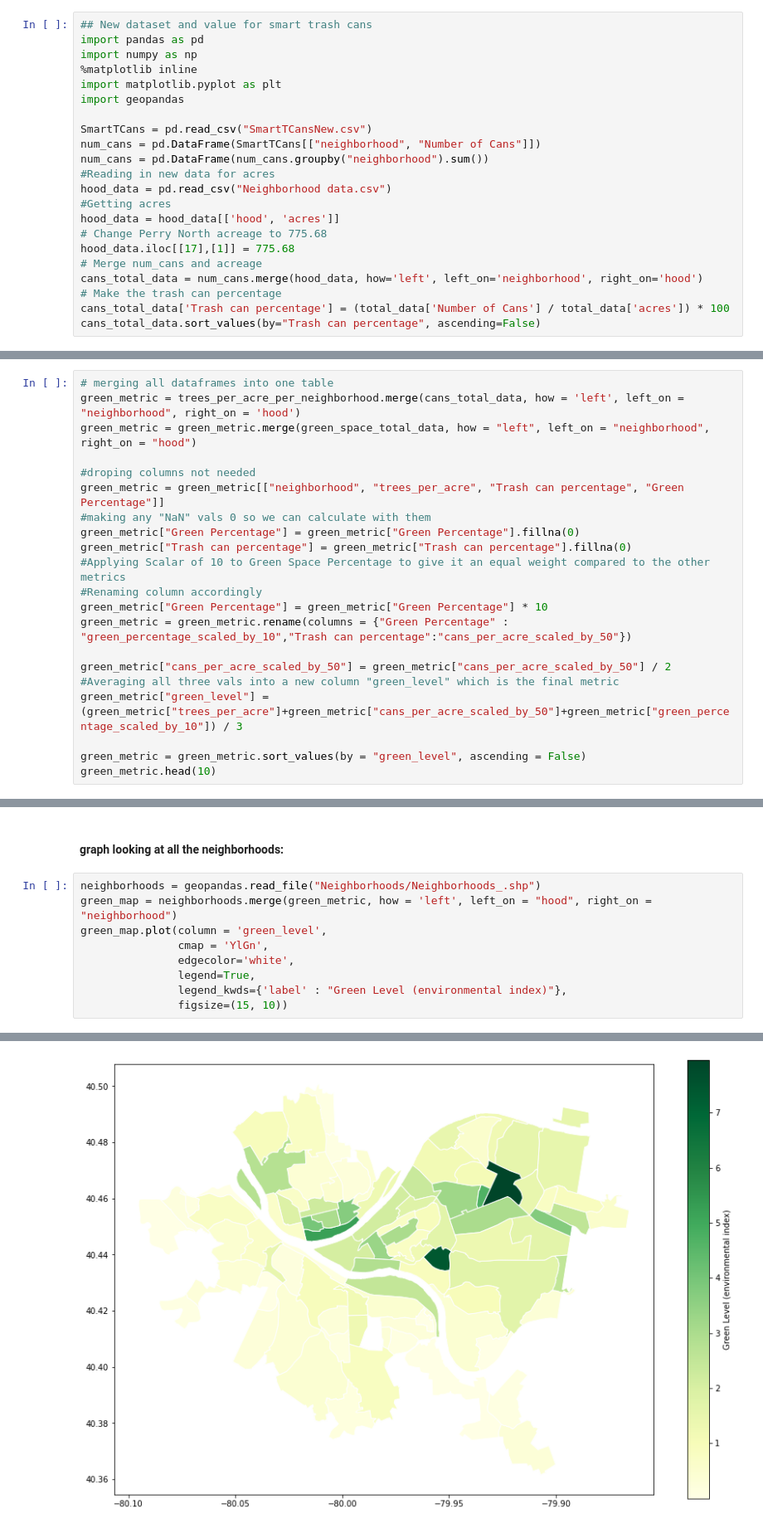
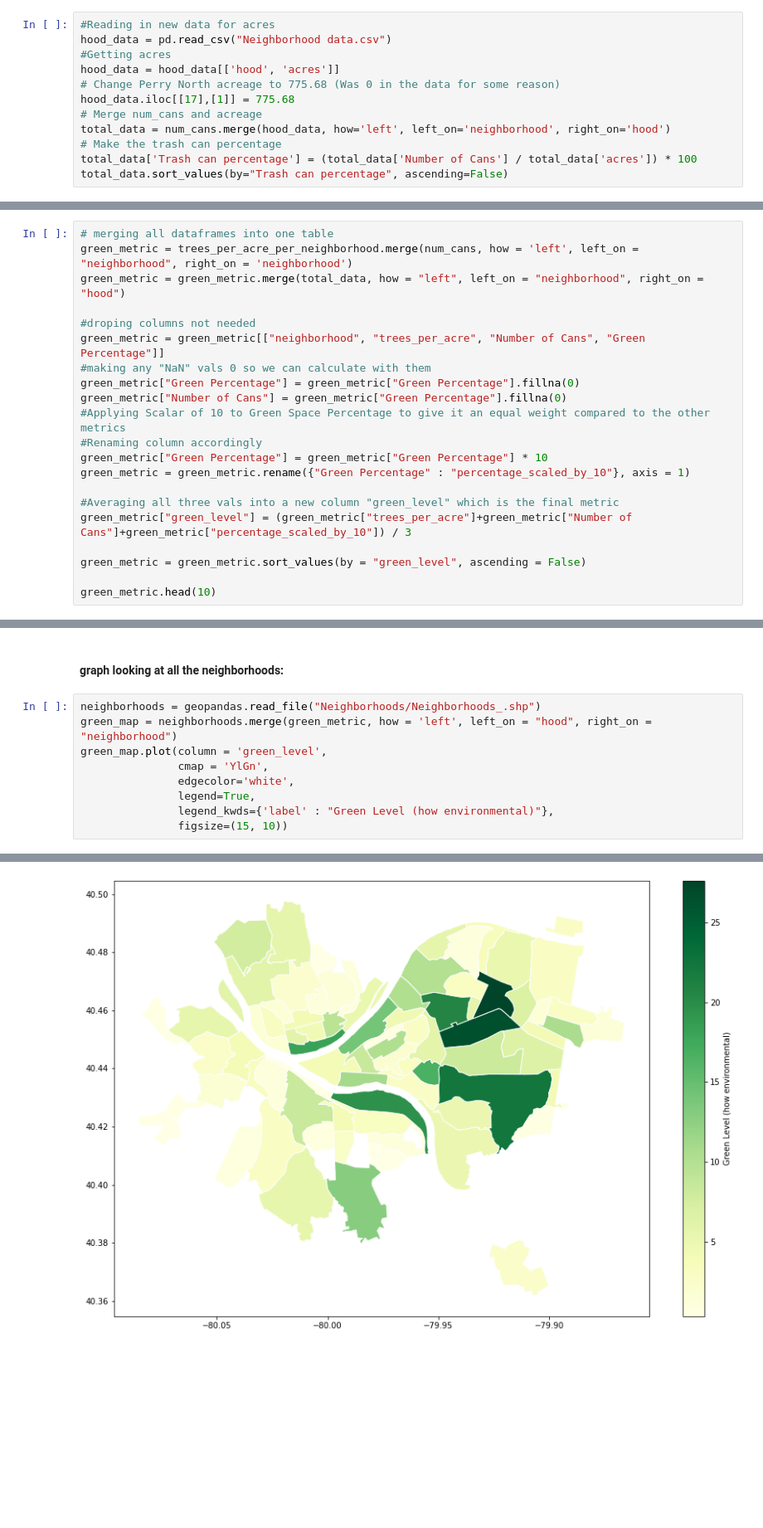
Before and after one commit to wal1624/CMPINF0010-Final-Project, a Jupyter notebook: Final-Presentation.ipynb, the cells around one changed output, grey strips where cells are left out. Shown: that part at 83% size. Cells and saved outputs as stored; diff of their text form; blank space fills up the shorter version.

```diff
--- a/Final-Presentation.ipynb
+++ b/Final-Presentation.ipynb
@@ -65,23 +81,13 @@ num_cans.head()
 # %%
-## New dataset and value for smart trash cans
-import pandas as pd
-import numpy as np
-%matplotlib inline
-import matplotlib.pyplot as plt
-import geopandas
-
-SmartTCans = pd.read_csv("SmartTCansNew.csv")
-num_cans = pd.DataFrame(SmartTCans[["neighborhood", "Number of Cans"]])
-num_cans = pd.DataFrame(num_cans.groupby("neighborhood").sum())
 #Reading in new data for acres
 hood_data = pd.read_csv("Neighborhood data.csv")
 #Getting acres
 hood_data = hood_data[['hood', 'acres']]
-# Change Perry North acreage to 775.68
+# Change Perry North acreage to 775.68 (Was 0 in the data for some reason)
 hood_data.iloc[[17],[1]] = 775.68
 # Merge num_cans and acreage
-cans_total_data = num_cans.merge(hood_data, how='left', left_on='neighborhood', right_on='hood')
+total_data = num_cans.merge(hood_data, how='left', left_on='neighborhood', right_on='hood')
 # Make the trash can percentage
-cans_total_data['Trash can percentage'] = (total_data['Number of Cans'] / total_data['acres']) * 100
-cans_total_data.sort_values(by="Trash can percentage", ascending=False)
+total_data['Trash can percentage'] = (total_data['Number of Cans'] / total_data['acres']) * 100
+total_data.sort_values(by="Trash can percentage", ascending=False)
 # %% [output]
@@ -146,23 +154,23 @@ trees_per_acre_per_neighborhood.head(10)
 ### Making the *Green* Metric
 # %%
 # merging all dataframes into one table
-green_metric = trees_per_acre_per_neighborhood.merge(cans_total_data, how = 'left', left_on = "neighborhood", right_on = 'hood')
-green_metric = green_metric.merge(green_space_total_data, how = "left", left_on = "neighborhood", right_on = "hood")
+green_metric = trees_per_acre_per_neighborhood.merge(num_cans, how = 'left', left_on = "neighborhood", right_on = 'neighborhood')
+green_metric = green_metric.merge(total_data, how = "left", left_on = "neighborhood", right_on = "hood")
 
 #droping columns not needed
-green_metric = green_metric[["neighborhood", "trees_per_acre", "Trash can percentage", "Green Percentage"]]
+green_metric = green_metric[["neighborhood", "trees_per_acre", "Number of Cans", "Green Percentage"]]
 #making any "NaN" vals 0 so we can calculate with them
 green_metric["Green Percentage"] = green_metric["Green Percentage"].fillna(0)
-green_metric["Trash can percentage"] = green_metric["Trash can percentage"].fillna(0)
+green_metric["Number of Cans"] = green_metric["Green Percentage"].fillna(0)
 #Applying Scalar of 10 to Green Space Percentage to give it an equal weight compared to the other metrics
 #Renaming column accordingly
 green_metric["Green Percentage"] = green_metric["Green Percentage"] * 10
-green_metric = green_metric.rename(columns = {"Green Percentage" : "green_percentage_scaled_by_10","Trash can percentage":"cans_per_acre_scaled_by_50"})
+green_metric = green_metric.rename({"Green Percentage" : "percentage_scaled_by_10"}, axis = 1)
 
-green_metric["cans_per_acre_scaled_by_50"] = green_metric["cans_per_acre_scaled_by_50"] / 2
 #Averaging all three vals into a new column "green_level" which is the final metric
-green_metric["green_level"] = (green_metric["trees_per_acre"]+green_metric["cans_per_acre_scaled_by_50"]+green_metric["green_percentage_scaled_by_10"]) / 3
+green_metric["green_level"] = (green_metric["trees_per_acre"]+green_metric["Number of Cans"]+green_metric["percentage_scaled_by_10"]) / 3
 
 green_metric = green_metric.sort_values(by = "green_level", ascending = False)
+
 green_metric.head(10)
 # %% [output]
@@ -198,15 +194,15 @@ green_metric.describe()
 # %%
 neighborhoods = geopandas.read_file("Neighborhoods/Neighborhoods_.shp")
 green_map = neighborhoods.merge(green_metric, how = 'left', left_on = "hood", right_on = "neighborhood")
 green_map.plot(column = 'green_level',
                cmap = 'YlGn',
                edgecolor='white',
                legend=True,
-               legend_kwds={'label' : "Green Level (environmental index)"},
+               legend_kwds={'label' : "Green Level (how environmental)"},
                figsize=(15, 10))
 # %% [output]
 <matplotlib.axes._subplots.AxesSubplot at 0x...>
-[figure, old version]
+[figure, new version]
 # %% [markdown]
 # Conclusion
 ## 1: (Aleksandar Smith)
```
Also changed, not shown: parts of 9 cells of this notebook, 1 other file.
